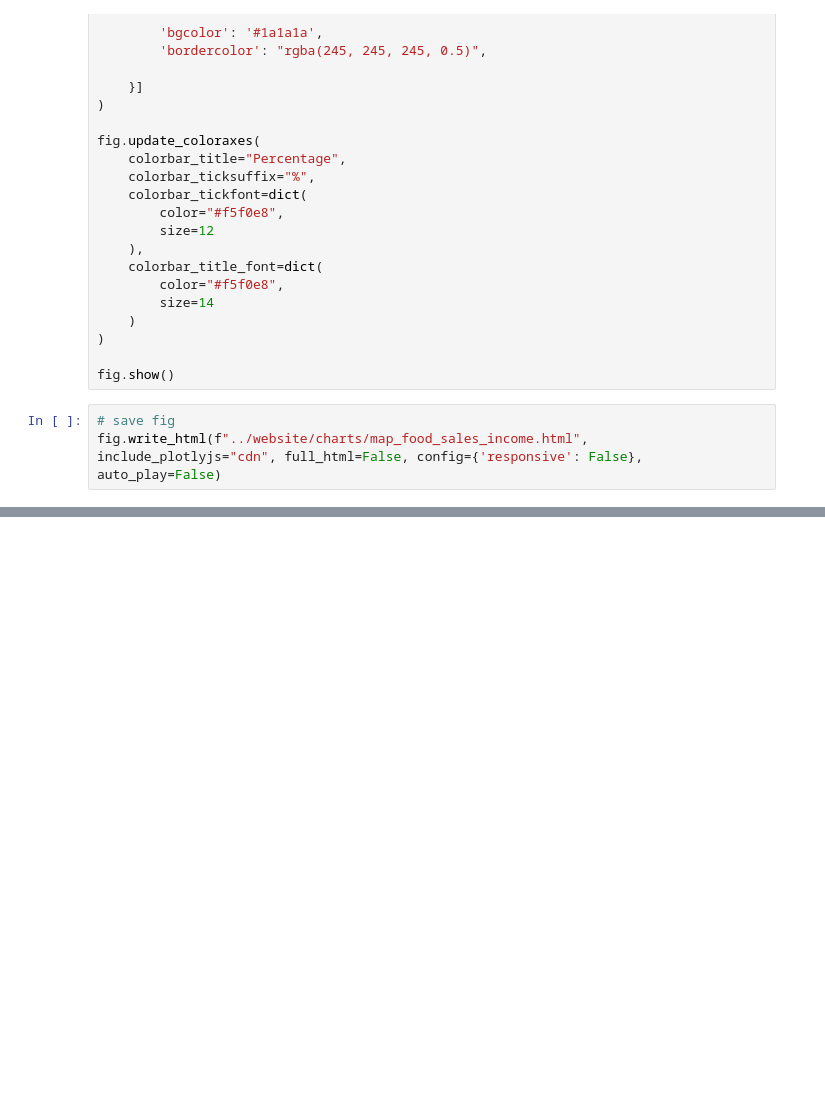
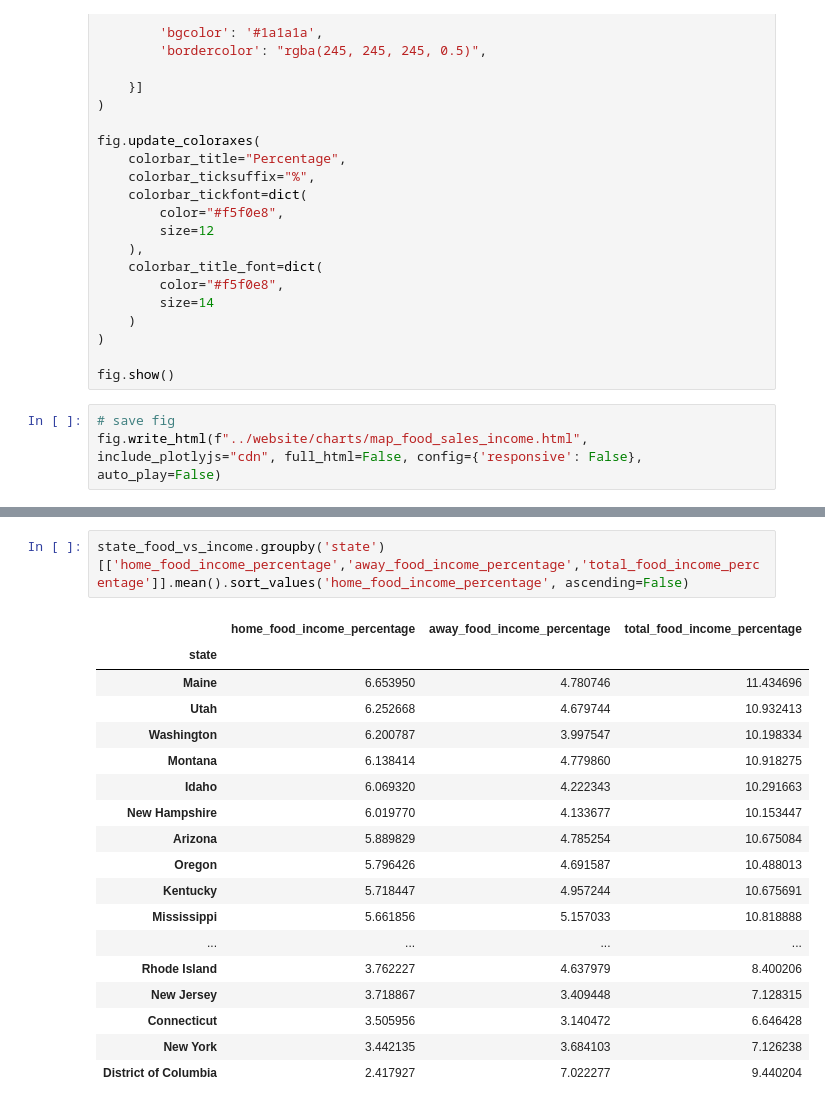
Before and after one commit to rvt9bx/dsan-scholarship-project, a Jupyter notebook: scripts/viz.ipynb, the cells around one changed output, grey strips where cells are left out. Saved outputs shown, nothing was run; the diff lists cells and outputs as text; blank space fills up the shorter version.

```diff
--- a/scripts/viz.ipynb
+++ b/scripts/viz.ipynb
@@ -1492,0 +1619,21 @@ fig.write_html(f"../website/charts/map_food_sales_income.html", include_plotlyjs
+# %%
+state_food_vs_income.groupby('state')[['home_food_income_percentage','away_food_income_percentage','total_food_income_percentage']].mean().sort_values('home_food_income_percentage', ascending=False)
+# %% [output]
+|  | home_food_income_percentage | away_food_income_percentage | total_food_income_percentage |
+| state |  |  |  |
+| Maine | 6.653950 | 4.780746 | 11.434696 |
+| Utah | 6.252668 | 4.679744 | 10.932413 |
+| Washington | 6.200787 | 3.997547 | 10.198334 |
+| Montana | 6.138414 | 4.779860 | 10.918275 |
+| Idaho | 6.069320 | 4.222343 | 10.291663 |
+| New Hampshire | 6.019770 | 4.133677 | 10.153447 |
+| Arizona | 5.889829 | 4.785254 | 10.675084 |
+| Oregon | 5.796426 | 4.691587 | 10.488013 |
+| Kentucky | 5.718447 | 4.957244 | 10.675691 |
+| Mississippi | 5.661856 | 5.157033 | 10.818888 |
+| ... | ... | ... | ... |
+| Rhode Island | 3.762227 | 4.637979 | 8.400206 |
+| New Jersey | 3.718867 | 3.409448 | 7.128315 |
+| Connecticut | 3.505956 | 3.140472 | 6.646428 |
+| New York | 3.442135 | 3.684103 | 7.126238 |
+| District of Columbia | 2.417927 | 7.022277 | 9.440204 |
```
Also changed, not shown: parts of 6 cells of this notebook, 23 other files.
